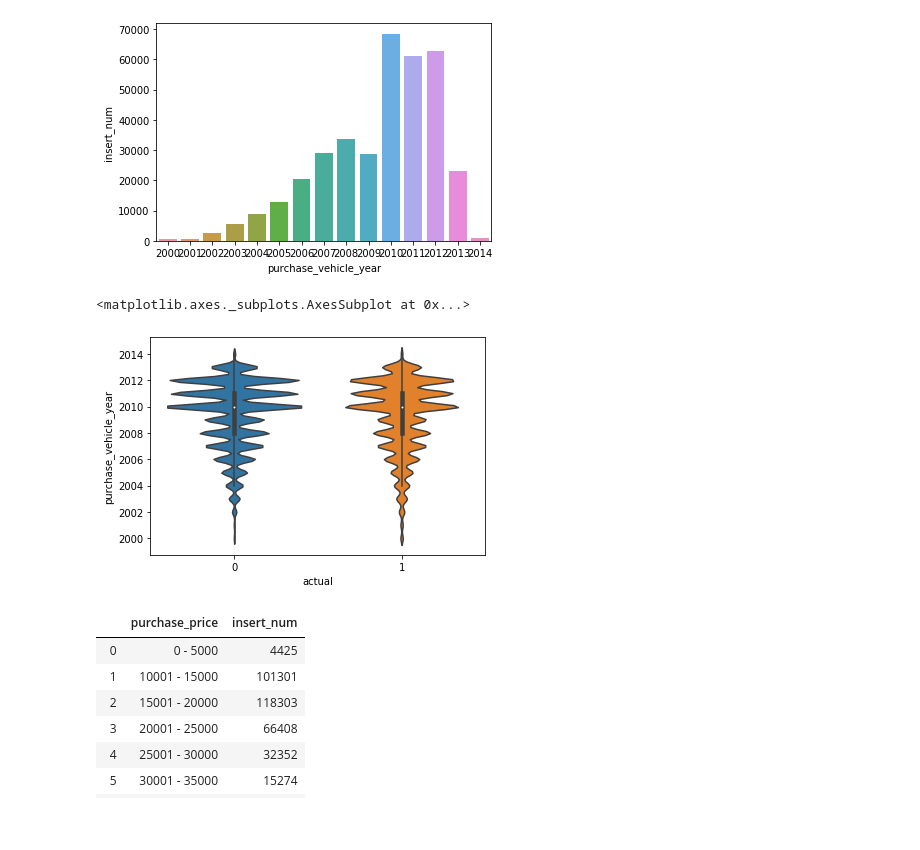
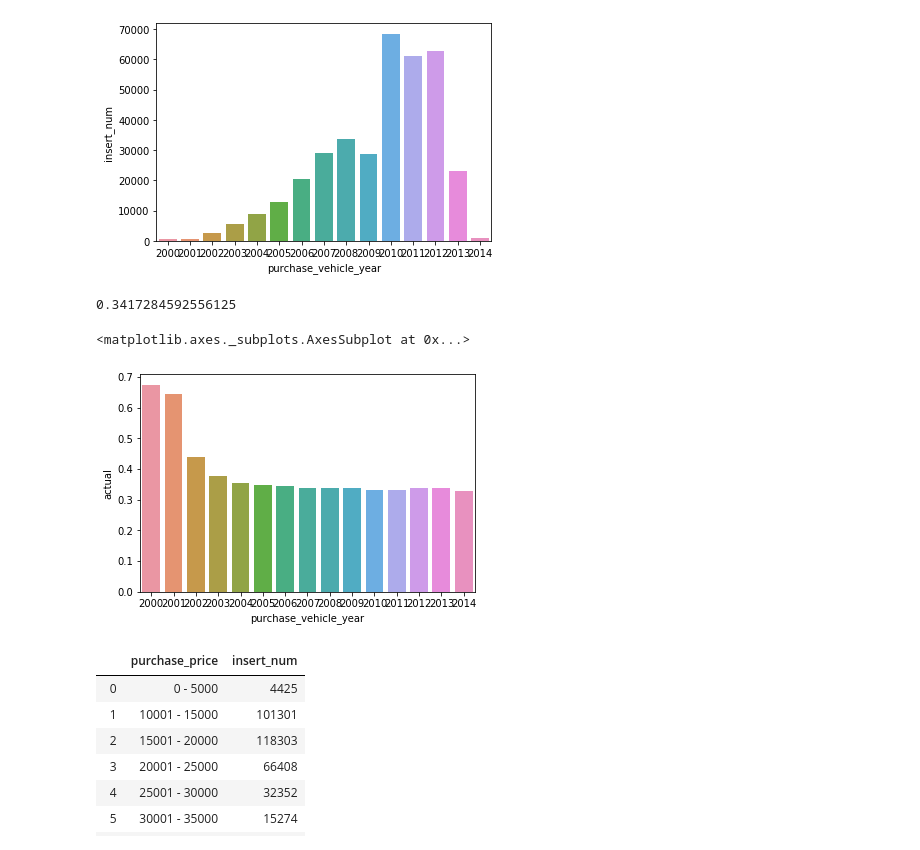
Before and after one commit to Natedogg373/CarMax_Analytics, a Jupyter notebook: EDA.ipynb, the cells around one changed output. Drawn from its saved outputs; the diff is of its cells as text; code cells hidden in the pictures; blank space fills up the shorter version.

```diff
--- a/EDA.ipynb
+++ b/EDA.ipynb
@@ -82,12 +103,17 @@ sns.barplot(x='purchase_vehicle_year', y='insert_num', data=year_parsed)
 # %%
 data['actual'] = 1
 data.loc[data['subsequent_purchases'] == 0, 'actual'] = 0 # creating a label that will be used later in machine learning
 subs = data.loc[data['purchase_vehicle_year'] >= 2000]
-sns.violinplot(x=subs['actual'], y=subs['purchase_vehicle_year']) # checking distribution of car year models against whether they are repeat customers
+#sns.violinplot(x=subs['actual'], y=subs['purchase_vehicle_year']) # checking distribution of car year models against whether they are repeat customers
 #looks like a rather similar distribution so this might not be entirely too telling
+
+subs_ratio = data.loc[data['purchase_vehicle_year'] >= 2000].groupby('purchase_vehicle_year')['actual'].mean().to_frame().reset_index()
+print(data['actual'].mean())
+sns.barplot(x='purchase_vehicle_year', y='actual', data=subs_ratio)
 # %% [output]
-<matplotlib.axes._subplots.AxesSubplot at 0x...>
+0.3417284592556125
+<matplotlib.axes._subplots.AxesSubplot at 0x...>
-[figure, old version]
+[figure, new version]
 # %%
 price_count = data.groupby('purchase_price')['insert_num'].count().to_frame().reset_index()
 sns.barplot(x='purchase_price', y='insert_num', data=price_count)
```
Also changed, not shown: parts of 13 cells of this notebook.
